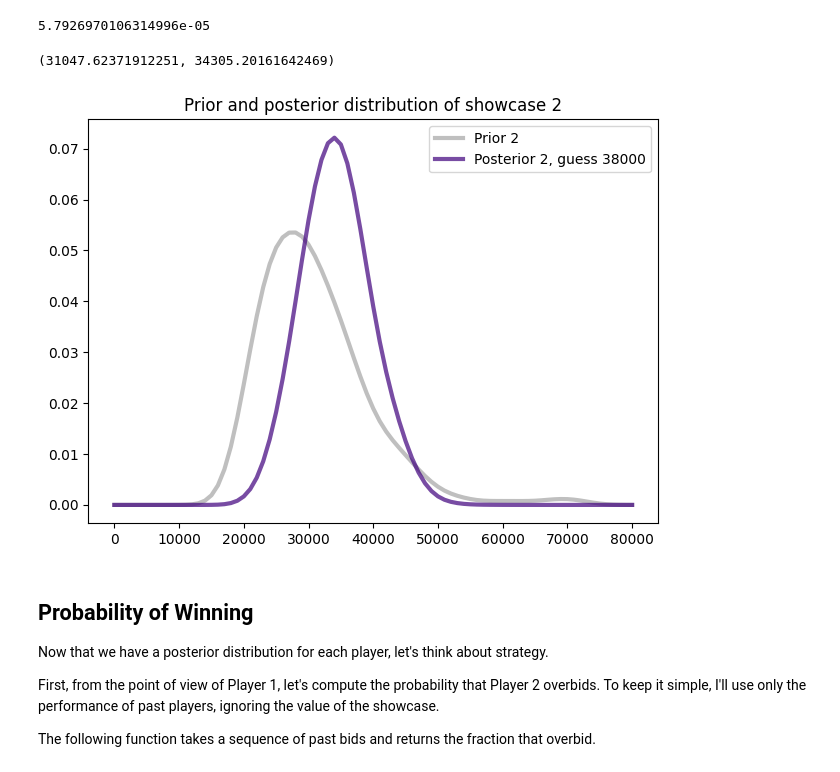
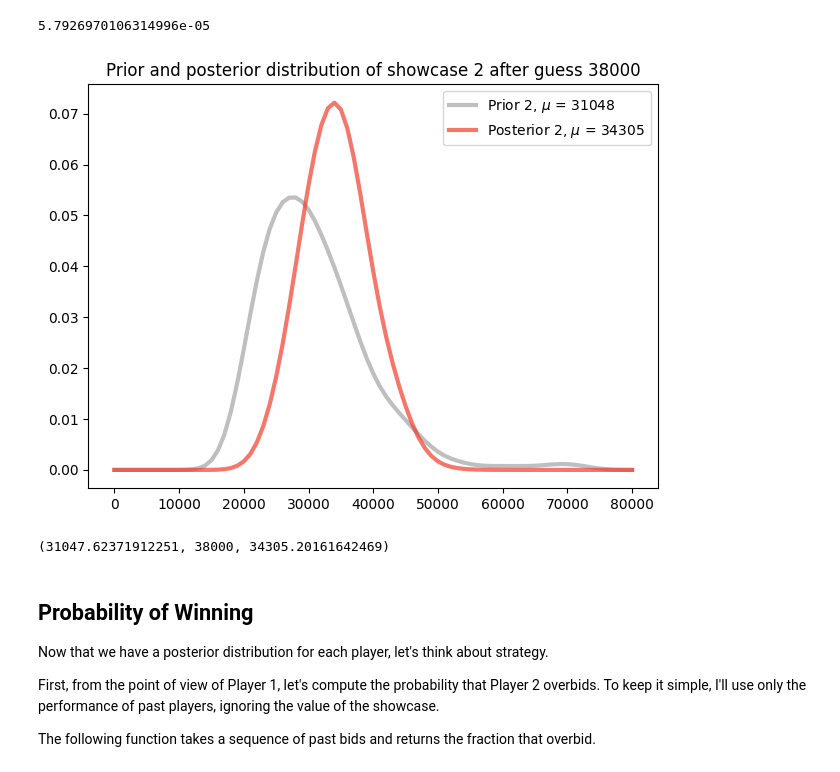
Before and after one commit to mat-ej/ThinkBayes2, a Jupyter notebook: notebooks/chap09.ipynb, the cells around one changed output. Saved outputs shown, nothing was run; the diff lists cells and outputs as text; code cells hidden in the pictures.

```diff
--- a/notebooks/chap09.ipynb
+++ b/notebooks/chap09.ipynb
@@ -353,27 +417,31 @@ error_dist2.pdf(-100)
 # %%
 
 # Set the guess for Showcase 2
 guess2 = 38000
 
 # Calculate the error between the guess and the quantities of the prior distribution
 error2 = guess2 - prior2.qs
 
 # Calculate the likelihood of the error given the normal distribution
 likelihood2 = error_dist2.pdf(error2)
 
 # Calculate the posterior distribution by multiplying the prior and likelihood and normalizing
 posterior2 = prior2 * likelihood2
 posterior2.normalize()
 
 # Plot the prior and posterior distributions
-prior2.plot(color='C5', label='Prior 2')
-posterior2.plot(color='C4', label='Posterior 2, guess 38000')
-decorate(title = "Prior and posterior distribution of showcase 2")
+prior2.plot(color='C5', label=f'Prior 2, $\mu$ = {prior2.mean():.0f}')
+posterior2.plot(color='C3', label=f'Posterior 2, $\mu$ = {posterior2.mean():.0f}')
+
+
+decorate(title = f"Prior and posterior distribution of showcase 2 after guess {guess2}")
 
 # Calculate the mean of the prior and posterior distributions
 prior2_mean, posterior2_mean = prior2.mean(), posterior2.mean()
-
-prior2_mean, posterior2_mean
 # %% [output]
-(31047.62371912251, 34305.20161642469)
-[figure, old version]
+[figure, new version]
+# %%
+# Apriori - from watching previous games I expect the showcase to be worth 31k, after my initial guess of 38k I updated my belief to 34k
+prior2_mean, guess2, posterior2_mean
+# %% [output]
+(31047.62371912251, 38000, 34305.20161642469)
```
Also changed, not shown: parts of 52 cells of this notebook.
